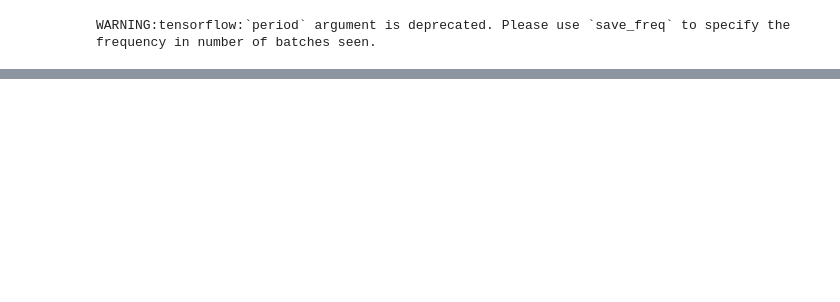
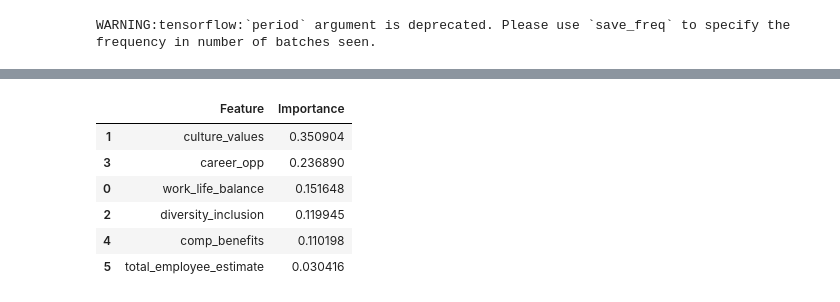
Before and after one commit to nndavis/final_project, a Jupyter notebook: jupyter_notebooks/NN_ML.ipynb, the cells around one changed output, grey strips where cells are left out. Drawn from its saved outputs; the diff is of its cells as text; code cells hidden in the pictures; blank space fills up the shorter version.

Commit message:
feature importance

```diff
--- a/jupyter_notebooks/NN_ML.ipynb
+++ b/jupyter_notebooks/NN_ML.ipynb
@@ -14,10 +11,8 @@ To enable them in other operations, rebuild TensorFlow with the appropriate comp
 # %%
 #pip install psycopg2-binary
 # %%
-# Create Database url
-database_url = 'postgresql+psycopg2://{user}:{pass}.coqh7lol4x3g.us-east-1.rds.amazonaws.com/glassdoor'
-
-engine=create_engine(database_url)
+# Create engine from pgadmin database
+engine = create_engine("postgresql+psycopg2://{user}:{pass}@glassdoor.coqh7lol4x3g.us-east-1.rds.amazonaws.com:5432/glassdoor")
 connection = engine.connect()
 # %%
 with engine.connect() as conn:
@@ -74,6 +71,6 @@ merged = merged.drop(application_cat,1)
 # %%
 y = merged.good.values
-X = merged.drop(columns=['good']).values
+X = merged.drop(columns=['good', 'overall_rating', 'id']).values
 # %%
 # Split the preprocessed data into a training and testing dataset
 X_train, X_test, y_train, y_test = train_test_split(X, y, random_state=42)
@@ -89,0 +89,4 @@ X_test_scaled = X_scaler.transform(X_test)
+# %%
+model = rfc()
+model.fit(X_train_scaled, y_train)
+y_pred = model.predict(X_test_scaled)
@@ -174,0 +195,13 @@ Loss: 0.48365581035614014, Accuracy: 0.8132973909378052
+# %%
+data = list(zip(merged.drop(columns=['good', 'overall_rating', 'id']).columns, model.feature_importances_))
+new_df = pd.DataFrame(data, columns =['Feature', 'Importance'])
+# %%
+new_df.sort_values(by="Importance", ascending=False)
+# %% [output]
+|  | Feature | Importance |
+| 1 | culture_values | 0.350904 |
+| 3 | career_opp | 0.236890 |
+| 0 | work_life_balance | 0.151648 |
+| 2 | diversity_inclusion | 0.119945 |
+| 4 | comp_benefits | 0.110198 |
+| 5 | total_employee_estimate | 0.030416 |
```
Also changed, not shown: parts of 11 cells of this notebook, 2 other files.
